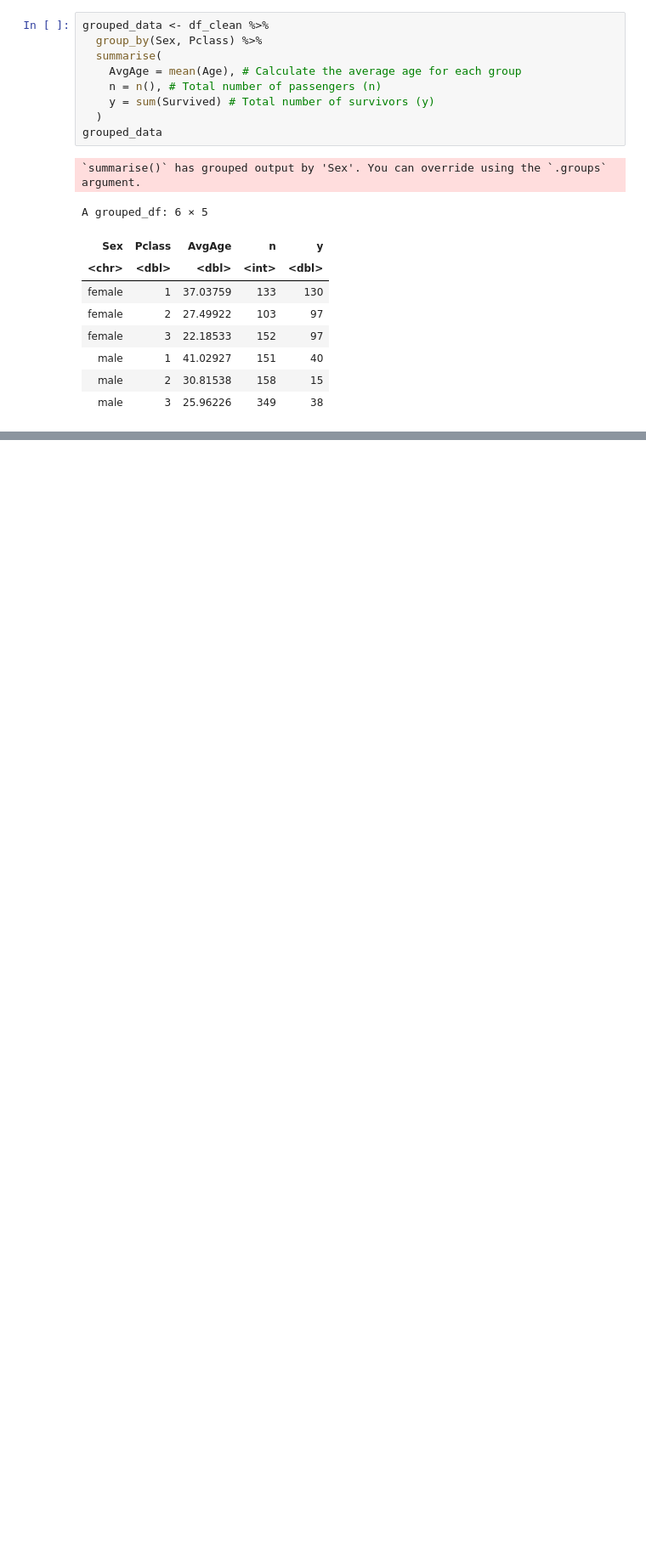
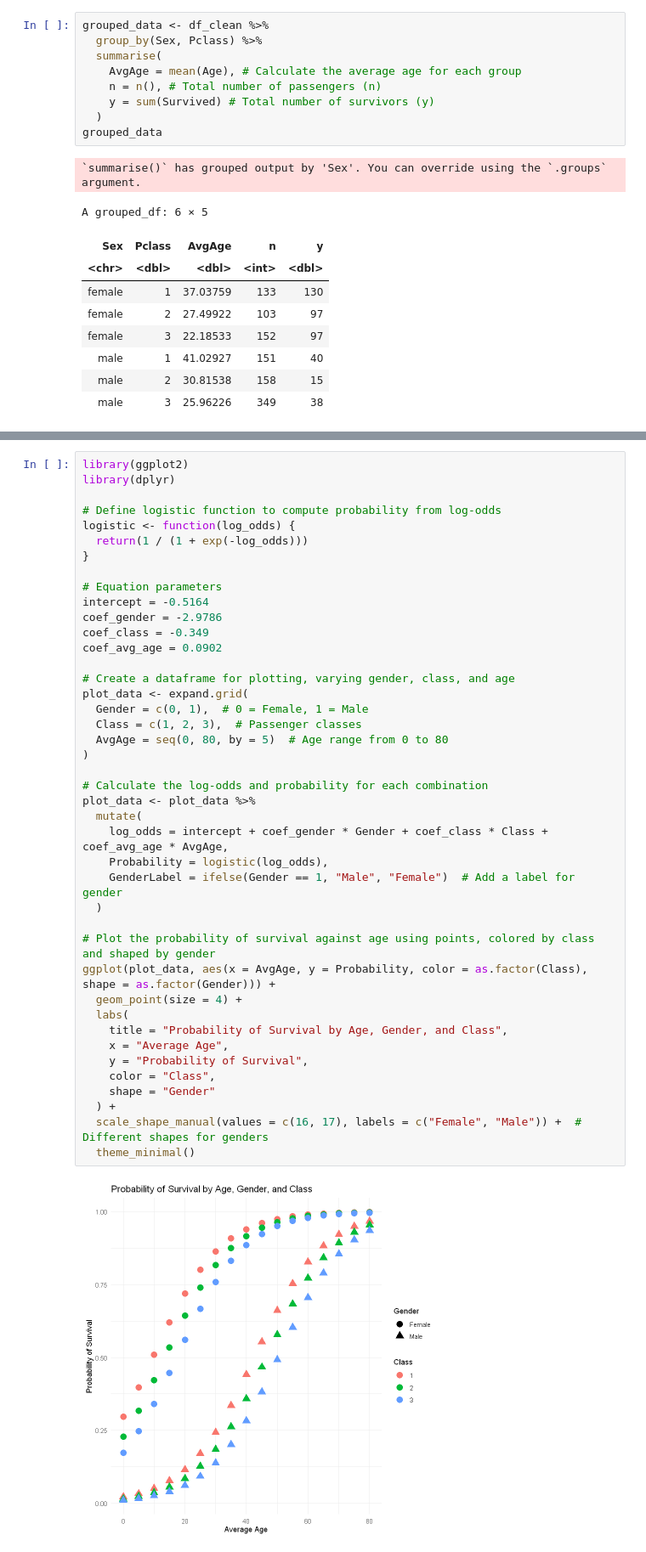
Before and after one commit to Mr0022/Titanic, a Jupyter notebook: newton_raphson.ipynb, the cells around one changed output, grey strips where cells are left out. Shown at 85% size. Drawn from its saved outputs; the diff is of its cells as text; blank space fills up the shorter version.

```diff
--- a/306.ipynb
+++ b/newton_raphson.ipynb
@@ -183,0 +161,44 @@ ERROR: Error: object 'b' not found
+# %%
+library(ggplot2)
+library(dplyr)
+
+# Define logistic function to compute probability from log-odds
+logistic <- function(log_odds) {
+  return(1 / (1 + exp(-log_odds)))
+}
+
+# Equation parameters
+intercept = -0.5164
+coef_gender = -2.9786
+coef_class = -0.349
+coef_avg_age = 0.0902
+
+# Create a dataframe for plotting, varying gender, class, and age
+plot_data <- expand.grid(
+  Gender = c(0, 1),  # 0 = Female, 1 = Male
+  Class = c(1, 2, 3),  # Passenger classes
+  AvgAge = seq(0, 80, by = 5)  # Age range from 0 to 80
+)
+
+# Calculate the log-odds and probability for each combination
+plot_data <- plot_data %>%
+  mutate(
+    log_odds = intercept + coef_gender * Gender + coef_class * Class + coef_avg_age * AvgAge,
+    Probability = logistic(log_odds),
+    GenderLabel = ifelse(Gender == 1, "Male", "Female")  # Add a label for gender
+  )
+
+# Plot the probability of survival against age using points, colored by class and shaped by gender
+ggplot(plot_data, aes(x = AvgAge, y = Probability, color = as.factor(Class), shape = as.factor(Gender))) +
+  geom_point(size = 4) +
+  labs(
+    title = "Probability of Survival by Age, Gender, and Class",
+    x = "Average Age",
+    y = "Probability of Survival",
+    color = "Class",
+    shape = "Gender"
+  ) +
+  scale_shape_manual(values = c(16, 17), labels = c("Female", "Male")) +  # Different shapes for genders
+  theme_minimal()
+# %% [output]
+[figure, added]
```
Also changed, not shown: parts of 3 cells of this notebook.
